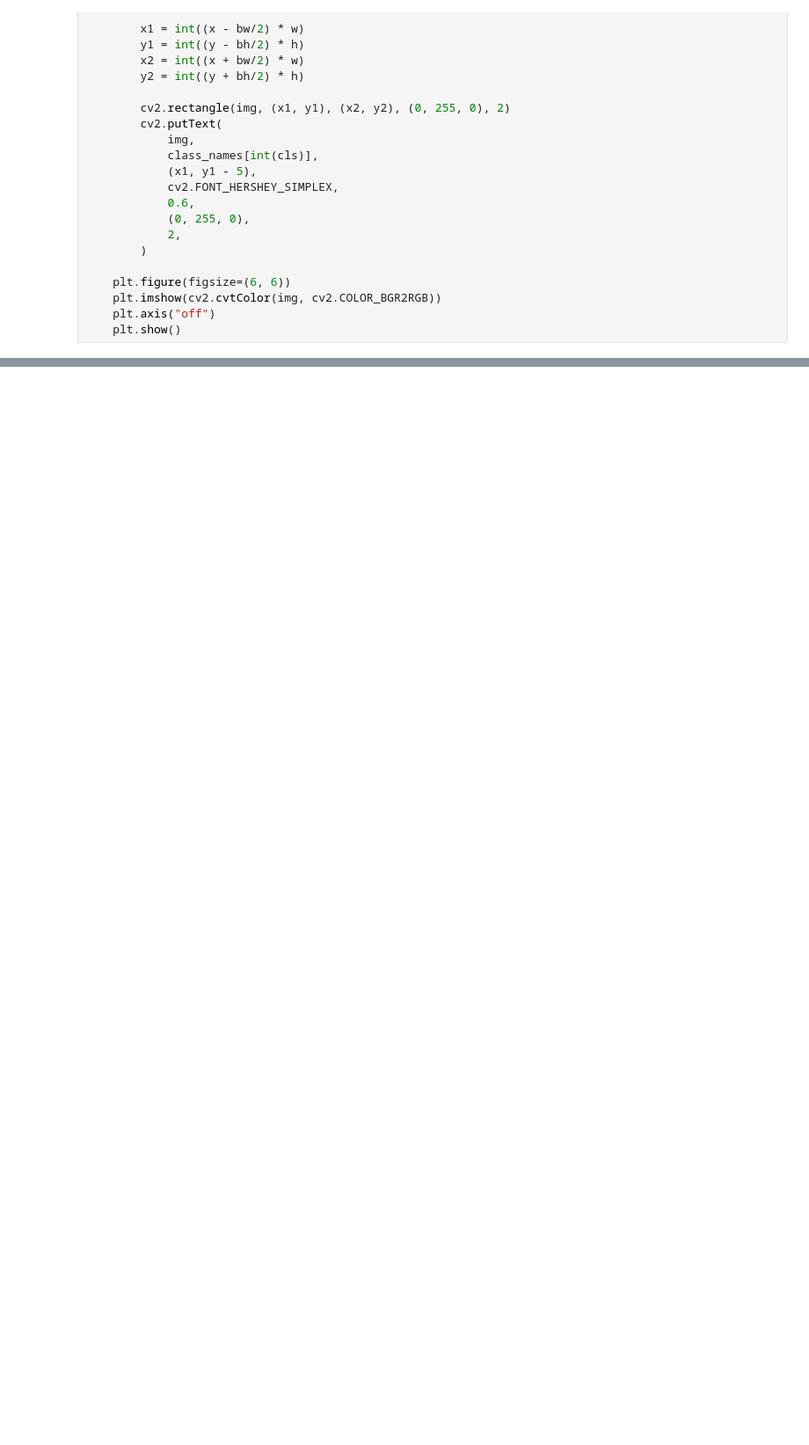
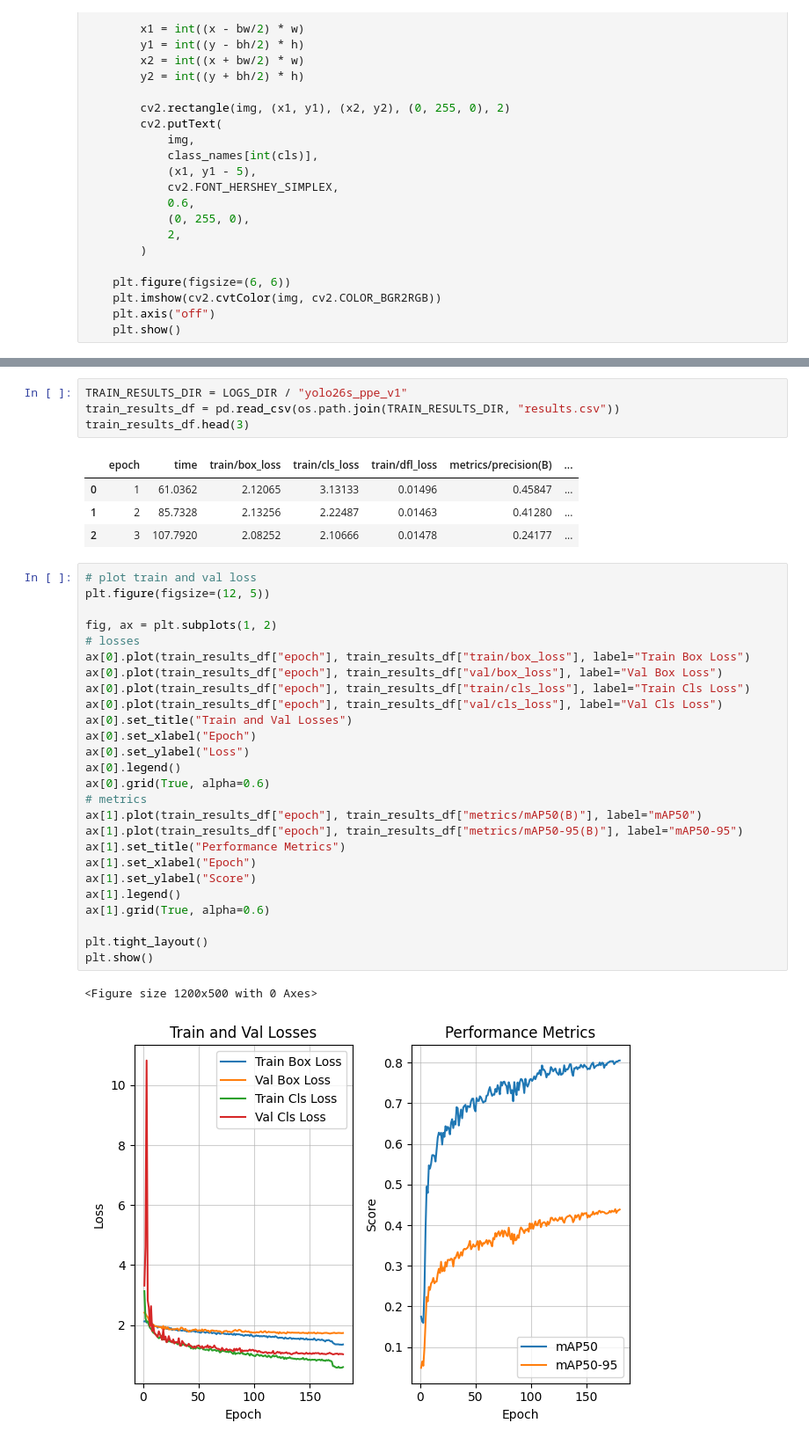
Before and after one commit to Rackkoun/safeshieldcv, a Jupyter notebook: notebooks/yolo26_ppe_model.ipynb, the cells around one changed output, grey strips where cells are left out. Shown at 88% size. Cells and saved outputs as stored; diff of their text form; blank space fills up the shorter version.

Commit message:
feat: yolo inference model trained and exported

```diff
--- a/notebooks/yolo26_ppe_model.ipynb
+++ b/notebooks/yolo26_ppe_model.ipynb
@@ -235,0 +367,38 @@ show_random_image("train")
+# %%
+TRAIN_RESULTS_DIR = LOGS_DIR / "yolo26s_ppe_v1"
+train_results_df = pd.read_csv(os.path.join(TRAIN_RESULTS_DIR, "results.csv"))
+train_results_df.head(3)
+# %% [output]
+|  | epoch | time | train/box_loss | train/cls_loss | train/dfl_loss | metrics/precision(B) | ... |
+| 0 | 1 | 61.0362 | 2.12065 | 3.13133 | 0.01496 | 0.45847 | ... |
+| 1 | 2 | 85.7328 | 2.13256 | 2.22487 | 0.01463 | 0.41280 | ... |
+| 2 | 3 | 107.7920 | 2.08252 | 2.10666 | 0.01478 | 0.24177 | ... |
+# %%
+# plot train and val loss
+plt.figure(figsize=(12, 5))
+
+fig, ax = plt.subplots(1, 2)
+# losses
+ax[0].plot(train_results_df["epoch"], train_results_df["train/box_loss"], label="Train Box Loss")
+ax[0].plot(train_results_df["epoch"], train_results_df["val/box_loss"], label="Val Box Loss")
+ax[0].plot(train_results_df["epoch"], train_results_df["train/cls_loss"], label="Train Cls Loss")
+ax[0].plot(train_results_df["epoch"], train_results_df["val/cls_loss"], label="Val Cls Loss")
+ax[0].set_title("Train and Val Losses")
+ax[0].set_xlabel("Epoch")
+ax[0].set_ylabel("Loss")
+ax[0].legend()
+ax[0].grid(True, alpha=0.6)
+# metrics
+ax[1].plot(train_results_df["epoch"], train_results_df["metrics/mAP50(B)"], label="mAP50")
+ax[1].plot(train_results_df["epoch"], train_results_df["metrics/mAP50-95(B)"], label="mAP50-95")
+ax[1].set_title("Performance Metrics")
+ax[1].set_xlabel("Epoch")
+ax[1].set_ylabel("Score")
+ax[1].legend()
+ax[1].grid(True, alpha=0.6)
+
+plt.tight_layout()
+plt.show()
+# %% [output]
+<Figure size 1200x500 with 0 Axes>
+[figure, added]
```
Also changed, not shown: parts of 25 cells of this notebook, 4 other files.
